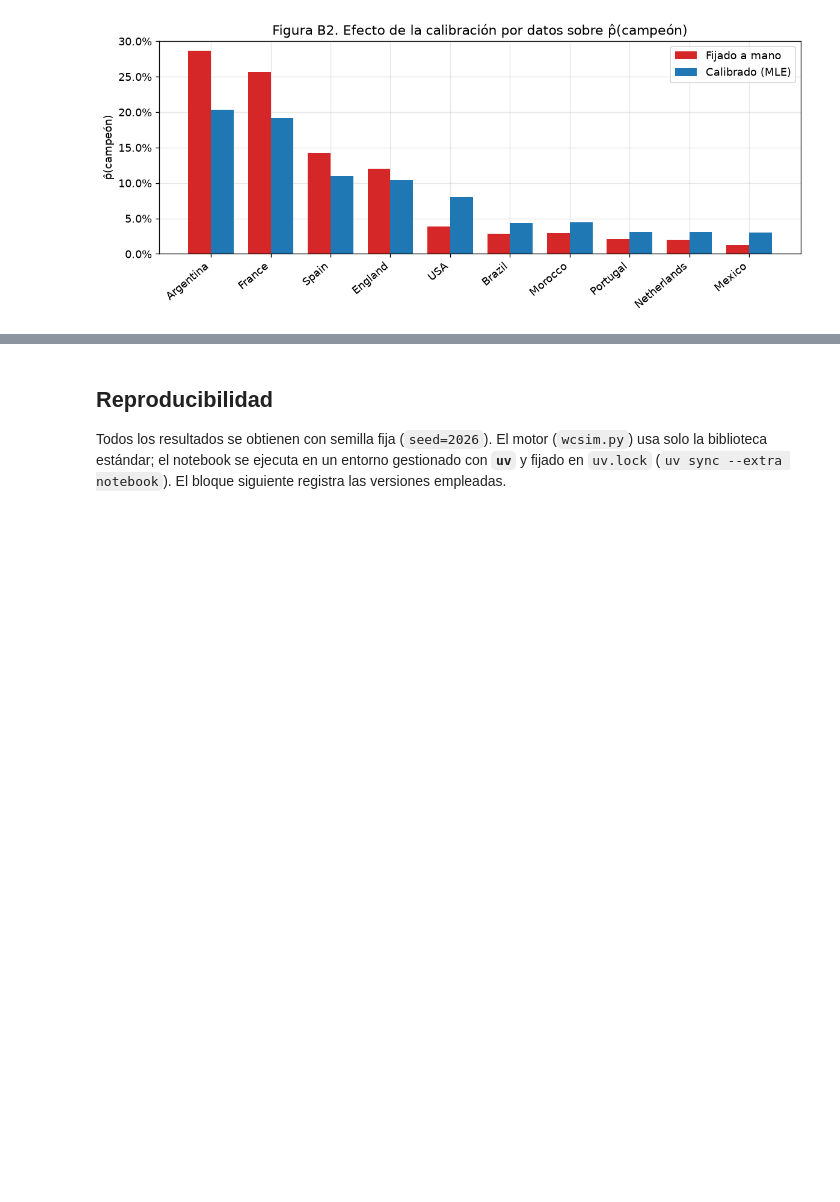
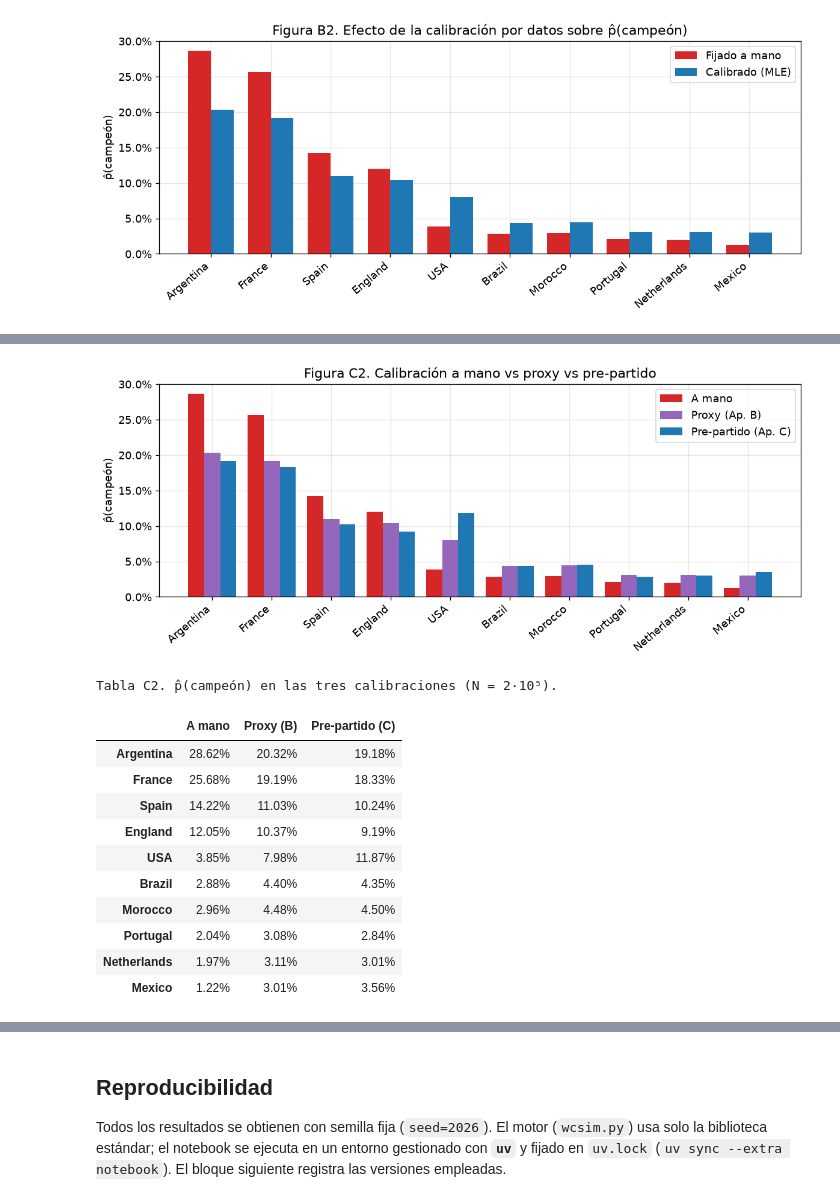
Before and after one commit to nmoguilner/ceia_add, a Jupyter notebook: mundial2026-montecarlo/mundial2026.ipynb, the cells around one changed output, grey strips where cells are left out. Drawn from its saved outputs; the diff is of its cells as text; code cells hidden in the pictures; blank space fills up the shorter version.

```diff
--- a/mundial2026-montecarlo/mundial2026.ipynb
+++ b/mundial2026-montecarlo/mundial2026.ipynb
@@ -661,0 +695,13 @@ histórico —evitando el proxy— es la continuación natural de este trabajo.
+# %%
+# Tabla C1 — parametros en las tres calibraciones
+calB = json.load(open("data/calibration.json"))           # proxy
+calC = json.load(open("data/calibration_prematch.json"))  # pre-partido
+def ci_b1(c): return f"{c['beta']['b1']:.5f} ± {Z95*c['se']['b1']:.5f}"
+tC = pd.DataFrame({
+    "A mano":        ["1.35", "800", "60", "—"],
+    "Proxy (Ap. B)": [f"{calB['mu']:.2f}", f"{calB['escala']:.0f}", f"{calB['home_adv_elo']:.0f}", ci_b1(calB)],
+    "Pre-partido (Ap. C)": [f"{calC['mu']:.2f}", f"{calC['escala']:.0f}", f"{calC['home_adv_elo']:.0f}", ci_b1(calC)],
+}, index=["μ (goles base)", "escala", "h (localía, Elo)", "β₁ ± IC95"])
+display(tC.style.set_caption(
+    f"Tabla C1. La escala es robusta entre calibraciones; el IC de β₁ se angosta ~5× "
+    f"({calB['n_partidos']}→{calC['n_partidos']} partidos)."))
@@ -661,0 +715,31 @@ histórico —evitando el proxy— es la continuación natural de este trabajo.
+# %%
+# Figura C2 — p(campeon): a mano vs proxy (B) vs pre-partido (C)
+mu, esc, h = calC["mu"], calC["escala"], calC["home_adv_elo"]
+rP, _ = wcsim.run(n=200_000, seed=2026, base=mu, scale=esc, home_adv=h)
+dP = {r_["team"]: r_["p_champion"] for r_ in rP}
+cmp3 = pd.DataFrame({"A mano": [dH[t] for t in eq], "Proxy (B)": [dM[t] for t in eq],
+                     "Pre-partido (C)": [dP[t] for t in eq]}, index=eq)
+x = np.arange(len(eq)); w = 0.27
+fig, ax = plt.subplots(figsize=(10, 4.3))
+ax.bar(x - w, cmp3["A mano"], w, label="A mano", color="#d62728")
+ax.bar(x,     cmp3["Proxy (B)"], w, label="Proxy (Ap. B)", color="#9467bd")
+ax.bar(x + w, cmp3["Pre-partido (C)"], w, label="Pre-partido (Ap. C)", color="#1f77b4")
+ax.set_xticks(x); ax.set_xticklabels(eq, rotation=40, ha="right")
+ax.yaxis.set_major_formatter(mtick.PercentFormatter(1.0)); ax.set_ylabel("p̂(campeón)")
+ax.set_title("Figura C2. Calibración a mano vs proxy vs pre-partido"); ax.legend()
+plt.tight_layout(); plt.savefig("charts/12_calibraciones.png", bbox_inches="tight"); plt.show()
+display(cmp3.style.format("{:.2%}").set_caption("Tabla C2. p̂(campeón) en las tres calibraciones (N = 2·10⁵)."))
+# %% [output]
+[figure, added]
+Tabla C2. p̂(campeón) en las tres calibraciones (N = 2·10⁵).
+|  | A mano | Proxy (B) | Pre-partido (C) |
+| Argentina | 28.62% | 20.32% | 19.18% |
+| France | 25.68% | 19.19% | 18.33% |
+| Spain | 14.22% | 11.03% | 10.24% |
+| England | 12.05% | 10.37% | 9.19% |
+| USA | 3.85% | 7.98% | 11.87% |
+| Brazil | 2.88% | 4.40% | 4.35% |
+| Morocco | 2.96% | 4.48% | 4.50% |
+| Portugal | 2.04% | 3.08% | 2.84% |
+| Netherlands | 1.97% | 3.11% | 3.01% |
+| Mexico | 1.22% | 3.01% | 3.56% |
```
Also changed, not shown: parts of 7 cells of this notebook, 7 other files.
